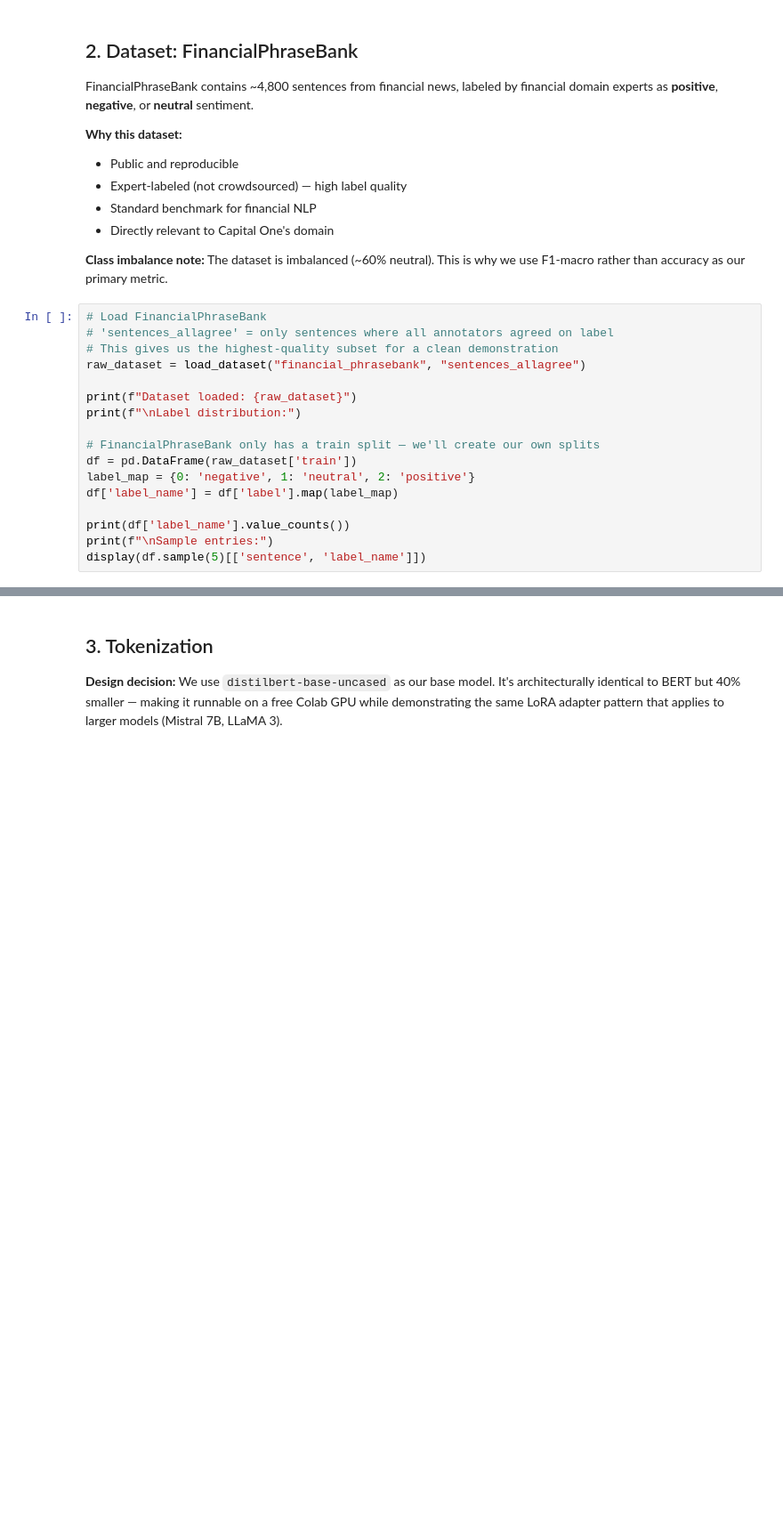
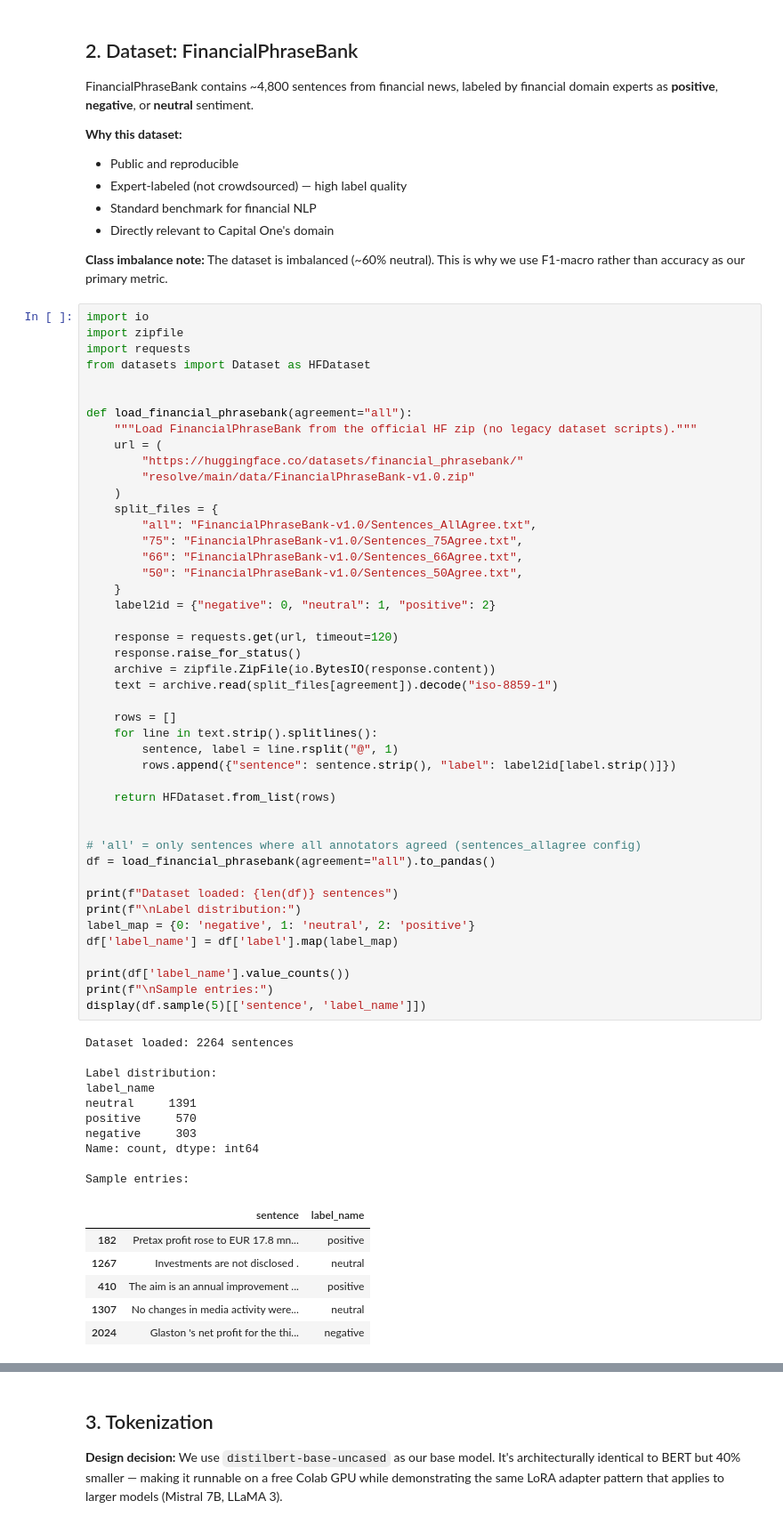
Before and after one commit to Fish4mre06/finetuning_implementation, a Jupyter notebook: McCoy_LoRA_Finetuning_Framework.ipynb, the cells around one changed output, grey strips where cells are left out. Shown at 89% size. Drawn from its saved outputs; the diff is of its cells as text; blank space fills up the shorter version.

```diff
--- a/McCoy_LoRA_Finetuning_Framework.ipynb
+++ b/McCoy_LoRA_Finetuning_Framework.ipynb
@@ -85,23 +96,68 @@ FinancialPhraseBank contains ~4,800 sentences from financial news, labeled by fi
 - Directly relevant to Capital One's domain
 
 **Class imbalance note:** The dataset is imbalanced (~60% neutral). This is why we use F1-macro rather than accuracy as our primary metric.
-# %%
-# Load FinancialPhraseBank
-# 'sentences_allagree' = only sentences where all annotators agreed on label
-# This gives us the highest-quality subset for a clean demonstration
-raw_dataset = load_dataset("financial_phrasebank", "sentences_allagree")
-
-print(f"Dataset loaded: {raw_dataset}")
-print(f"\nLabel distribution:")
-
-# FinancialPhraseBank only has a train split — we'll create our own splits
-df = pd.DataFrame(raw_dataset['train'])
-label_map = {0: 'negative', 1: 'neutral', 2: 'positive'}
-df['label_name'] = df['label'].map(label_map)
-
-print(df['label_name'].value_counts())
-print(f"\nSample entries:")
-display(df.sample(5)[['sentence', 'label_name']])
+# %%
+import io
+import zipfile
+import requests
+from datasets import Dataset as HFDataset
+
+
+def load_financial_phrasebank(agreement="all"):
+    """Load FinancialPhraseBank from the official HF zip (no legacy dataset scripts)."""
+    url = (
+        "https://huggingface.co/datasets/financial_phrasebank/"
+        "resolve/main/data/FinancialPhraseBank-v1.0.zip"
+    )
+    split_files = {
+        "all": "FinancialPhraseBank-v1.0/Sentences_AllAgree.txt",
+        "75": "FinancialPhraseBank-v1.0/Sentences_75Agree.txt",
+        "66": "FinancialPhraseBank-v1.0/Sentences_66Agree.txt",
+        "50": "FinancialPhraseBank-v1.0/Sentences_50Agree.txt",
+    }
+    label2id = {"negative": 0, "neutral": 1, "positive": 2}
+
+    response = requests.get(url, timeout=120)
+    response.raise_for_status()
+    archive = zipfile.ZipFile(io.BytesIO(response.content))
+    text = archive.read(split_files[agreement]).decode("iso-8859-1")
+
+    rows = []
+    for line in text.strip().splitlines():
+        sentence, label = line.rsplit("@", 1)
+        rows.append({"sentence": sentence.strip(), "label": label2id[label.strip()]})
+
+    return HFDataset.from_list(rows)
+
+
+# 'all' = only sentences where all annotators agreed (sentences_allagree config)
+df = load_financial_phrasebank(agreement="all").to_pandas()
+
+print(f"Dataset loaded: {len(df)} sentences")
+print(f"\nLabel distribution:")
+label_map = {0: 'negative', 1: 'neutral', 2: 'positive'}
+df['label_name'] = df['label'].map(label_map)
+
+print(df['label_name'].value_counts())
+print(f"\nSample entries:")
+display(df.sample(5)[['sentence', 'label_name']])
+# %% [output]
+Dataset loaded: 2264 sentences
+
+Label distribution:
+label_name
+neutral     1391
+positive     570
+negative     303
+Name: count, dtype: int64
+
+Sample entries:
+|  | sentence | label_name |
+| 182 | Pretax profit rose to EUR 17.8 mn... | positive |
+| 1267 | Investments are not disclosed . | neutral |
+| 410 | The aim is an annual improvement ... | positive |
+| 1307 | No changes in media activity were... | neutral |
+| 2024 | Glaston 's net profit for the thi... | negative |
 # %%
 # Create train/validation/test splits (70/15/15)
 from sklearn.model_selection import train_test_split
```
Also changed, not shown: parts of 15 cells of this notebook, 10 other files.
